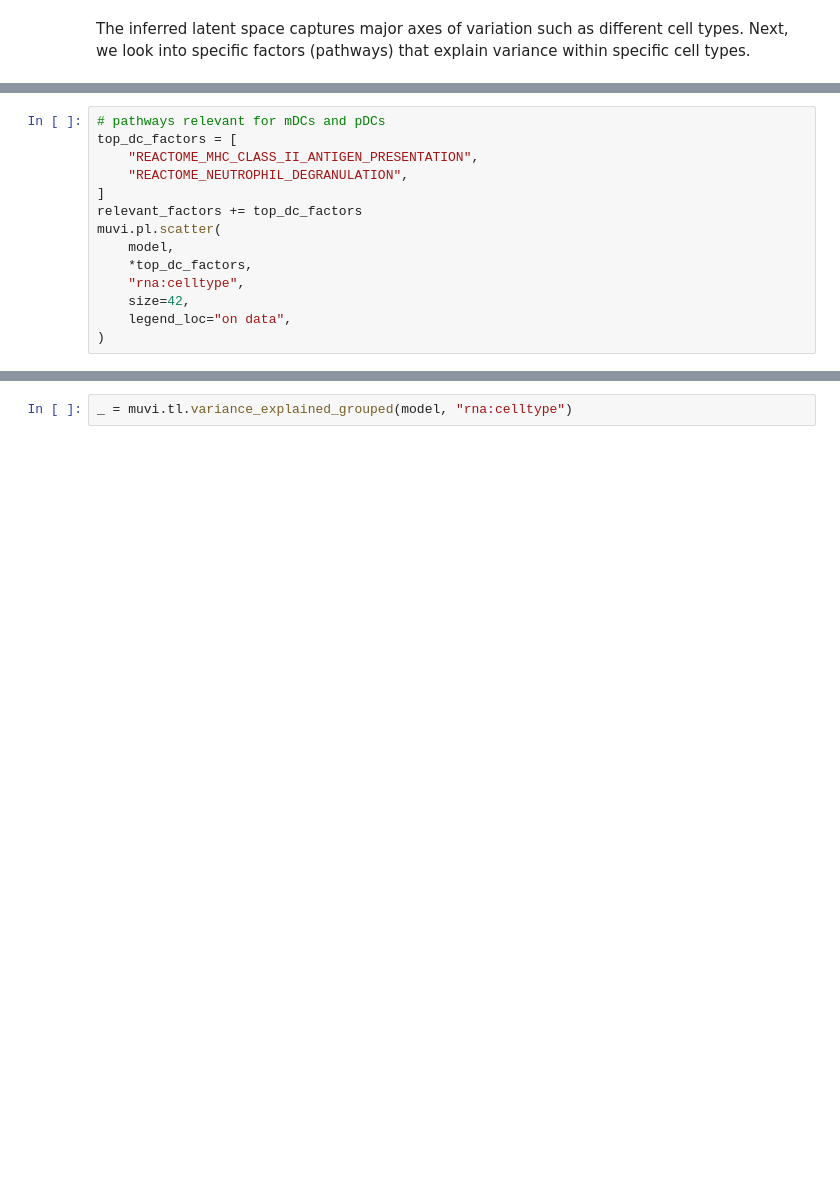
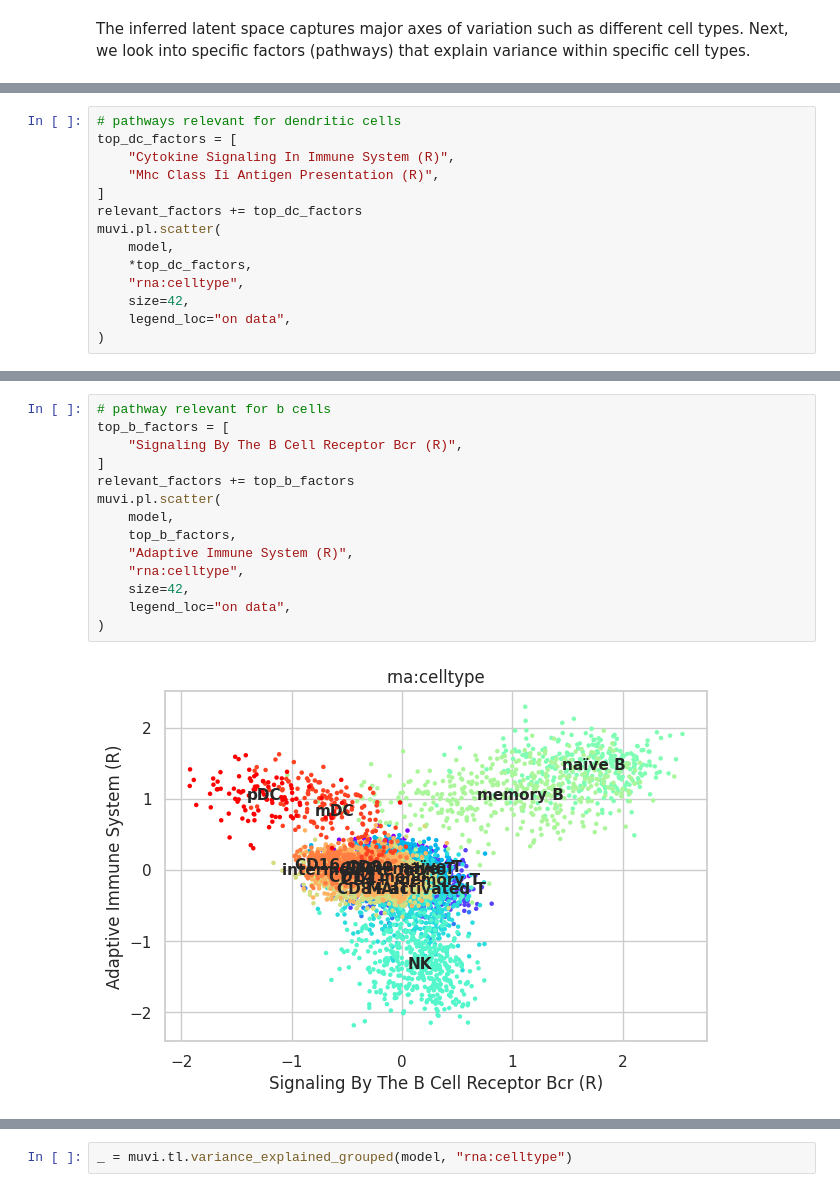
Before and after one commit to MLO-lab/MuVI, a Jupyter notebook: examples/3a_single-cell_multi-omics_integration.ipynb, the cells around one changed output, grey strips where cells are left out. Drawn from its saved outputs; the diff is of its cells as text; blank space fills up the shorter version.

```diff
--- a/examples/3a_single-cell_multi-omics_integration.ipynb
+++ b/examples/3a_single-cell_multi-omics_integration.ipynb
@@ -400,9 +445,9 @@ muvi.pl.scatter(
 [interactive output not drawn]
 # %%
-# pathways relevant for mDCs and pDCs
+# pathways relevant for dendritic cells
 top_dc_factors = [
-    "REACTOME_MHC_CLASS_II_ANTIGEN_PRESENTATION",
-    "REACTOME_NEUTROPHIL_DEGRANULATION",
+    "Cytokine Signaling In Immune System (R)",
+    "Mhc Class Ii Antigen Presentation (R)",
 ]
 relevant_factors += top_dc_factors
 muvi.pl.scatter(
@@ -417 +462,17 @@ muvi.pl.scatter(
 [interactive output not drawn]
+# %%
+# pathway relevant for b cells
+top_b_factors = [
+    "Signaling By The B Cell Receptor Bcr (R)",
+]
+relevant_factors += top_b_factors
+muvi.pl.scatter(
+    model,
+    top_b_factors,
+    "Adaptive Immune System (R)",
+    "rna:celltype",
+    size=42,
+    legend_loc="on data",
+)
+# %% [output]
+[figure, added]
```
Also changed, not shown: parts of 30 cells of this notebook, 9 other files.
